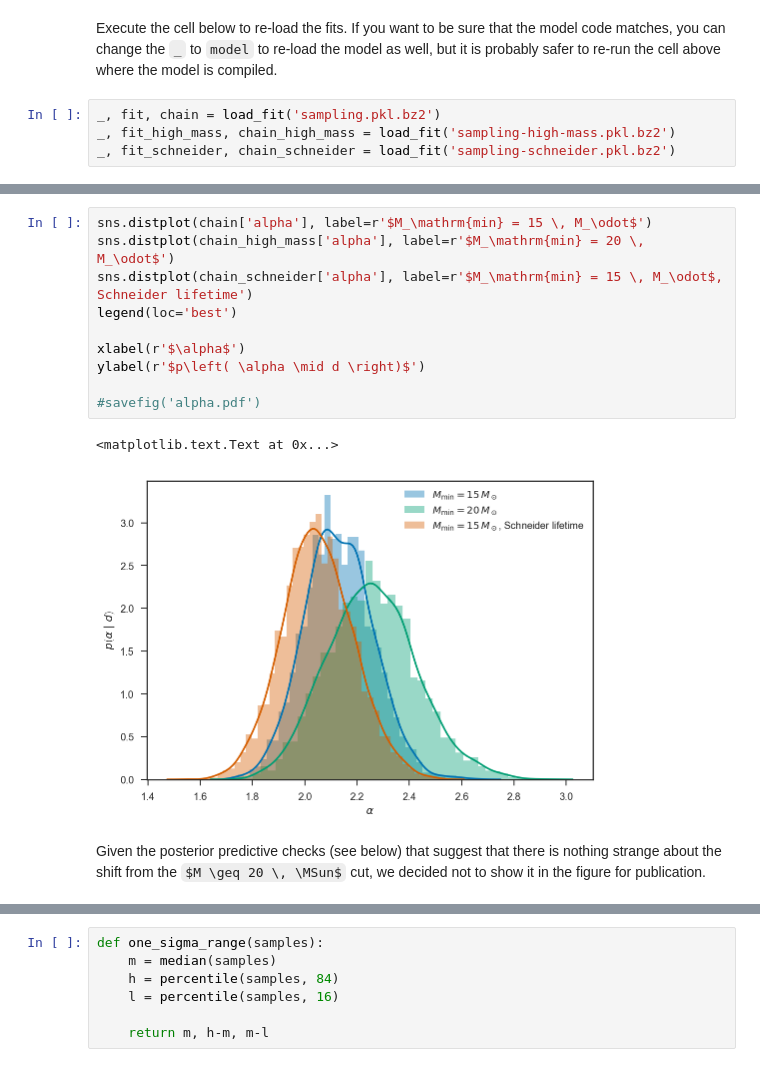
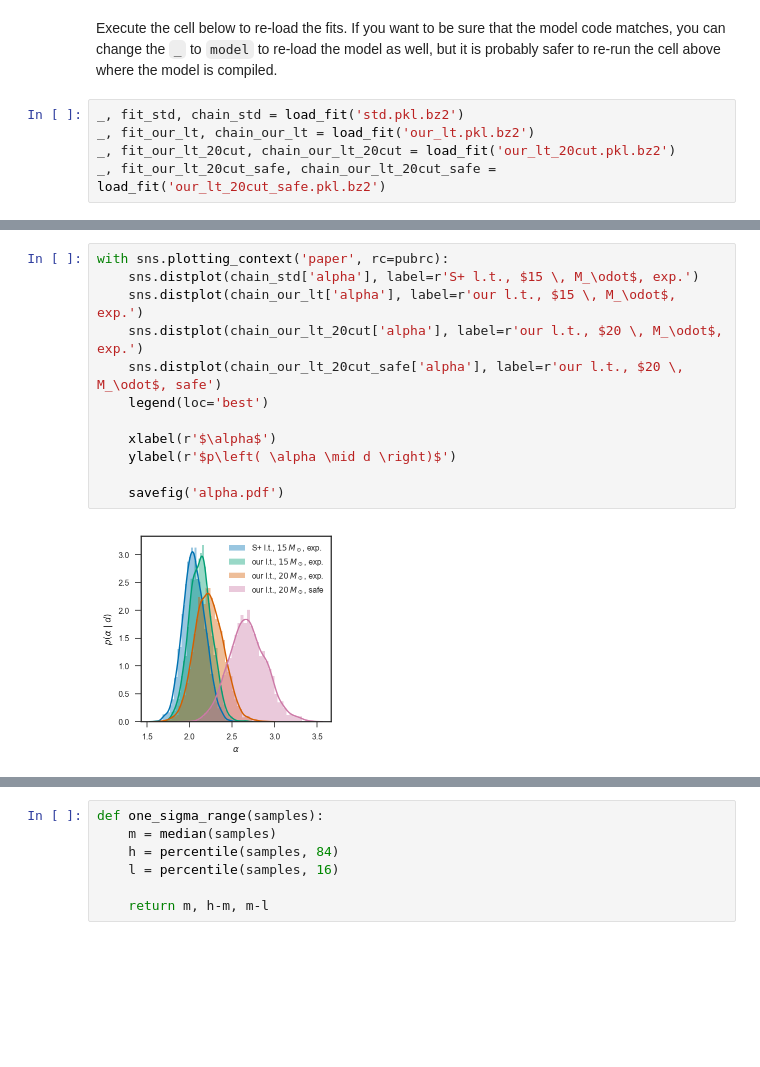
Before and after one commit to farr/30DorIMF, a Jupyter notebook: IMF.ipynb, the cells around one changed output, grey strips where cells are left out. Cells and saved outputs as stored; diff of their text form; some formulas as TeX source; blank space fills up the shorter version.

```diff
--- a/IMF.ipynb
+++ b/IMF.ipynb
@@ -584,6 +639,7 @@ def empirical_dNdt(ts, tmax=25.0):
 # %% [markdown]
 Execute the cell below to re-load the fits.  If you want to be sure that the model code matches, you can change the `_` to `model` to re-load the model as well, but it is probably safer to re-run the cell above where the model is compiled.
 # %%
-_, fit, chain = load_fit('sampling.pkl.bz2')
-_, fit_high_mass, chain_high_mass = load_fit('sampling-high-mass.pkl.bz2')
-_, fit_schneider, chain_schneider = load_fit('sampling-schneider.pkl.bz2')
+_, fit_std, chain_std = load_fit('std.pkl.bz2')
+_, fit_our_lt, chain_our_lt = load_fit('our_lt.pkl.bz2')
+_, fit_our_lt_20cut, chain_our_lt_20cut = load_fit('our_lt_20cut.pkl.bz2')
+_, fit_our_lt_20cut_safe, chain_our_lt_20cut_safe = load_fit('our_lt_20cut_safe.pkl.bz2')
@@ -617,15 +646,14 @@ savefig('dNdt-model.pdf')
 # %%
-sns.distplot(chain['alpha'], label=r'$M_\mathrm{min} = 15 \, M_\odot$')
-sns.distplot(chain_high_mass['alpha'], label=r'$M_\mathrm{min} = 20 \, M_\odot$')
-sns.distplot(chain_schneider['alpha'], label=r'$M_\mathrm{min} = 15 \, M_\odot$, Schneider lifetime')
-legend(loc='best')
+with sns.plotting_context('paper', rc=pubrc):
+    sns.distplot(chain_std['alpha'], label=r'S+ l.t., $15 \, M_\odot$, exp.')
+    sns.distplot(chain_our_lt['alpha'], label=r'our l.t., $15 \, M_\odot$, exp.')
+    sns.distplot(chain_our_lt_20cut['alpha'], label=r'our l.t., $20 \, M_\odot$, exp.')
+    sns.distplot(chain_our_lt_20cut_safe['alpha'], label=r'our l.t., $20 \, M_\odot$, safe')
+    legend(loc='best')
 
-xlabel(r'$\alpha$')
-ylabel(r'$p\left( \alpha \mid d \right)$')
+    xlabel(r'$\alpha$')
+    ylabel(r'$p\left( \alpha \mid d \right)$')
 
-#savefig('alpha.pdf')
+    savefig('alpha.pdf')
 # %% [output]
-<matplotlib.text.Text at 0x...>
-[figure, old version]
+[figure, new version]
-# %% [markdown]
-Given the posterior predictive checks (see below) that suggest that there is nothing strange about the shift from the $M \geq 20 \, \MSun$ cut, we decided not to show it in the figure for publication.
```
Also changed, not shown: parts of 109 cells of this notebook, 17 other files.
